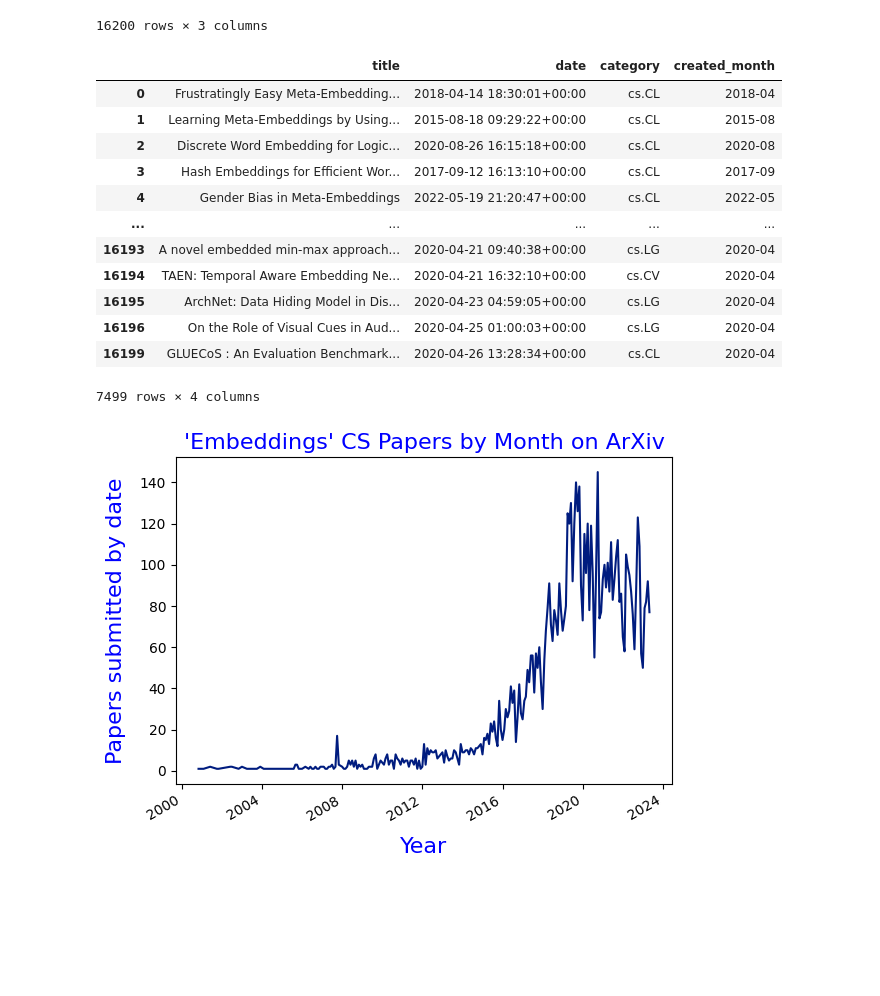
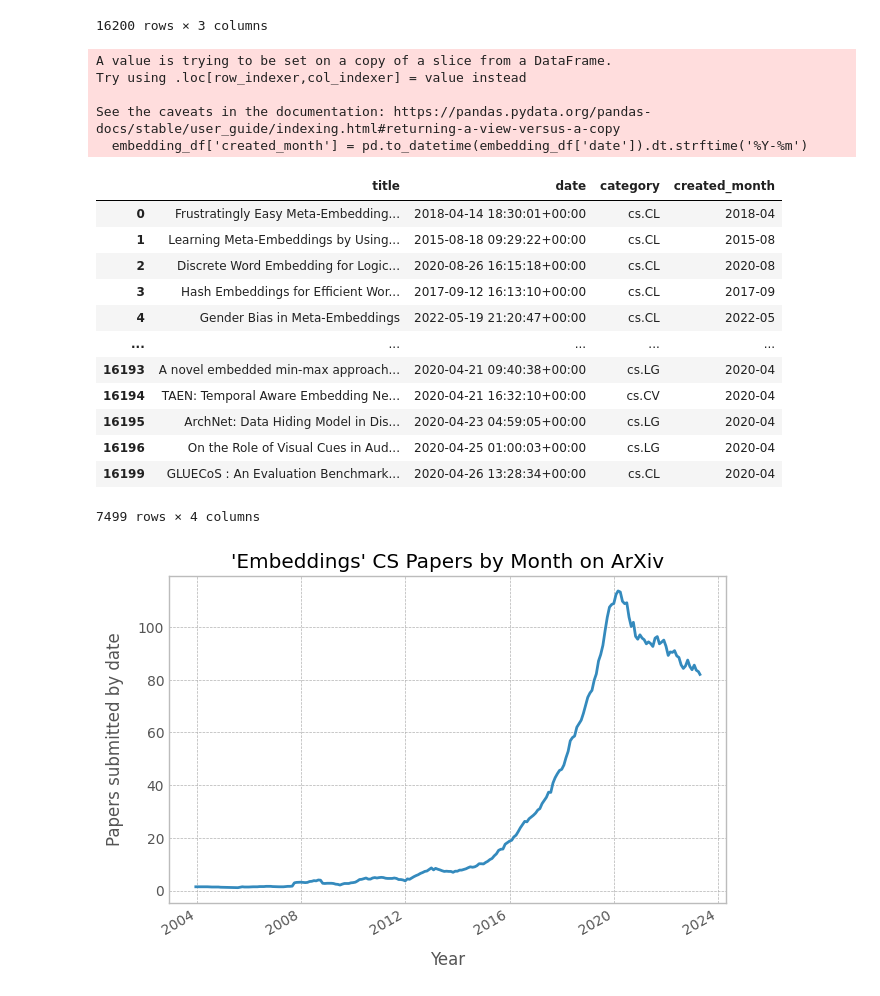
Before and after one commit to veekaybee/what_are_embeddings, a Jupyter notebook: notebooks/fig_2_embeddings_papers.ipynb, the cells around one changed output. Saved outputs shown, nothing was run; the diff lists cells and outputs as text; code cells hidden in the pictures; blank space fills up the shorter version.

Commit message:
fix papers notebook

```diff
--- a/notebooks/fig_2_embeddings_papers.ipynb
+++ b/notebooks/fig_2_embeddings_papers.ipynb
@@ -58,13 +55,16 @@ embedding_df
 16200 rows × 3 columns
 # %%
 # Only CS papers (maybe filter further to IR?)
-embedding_df = embedding_df[embedding_df["category"].str.startswith("cs")]
+embedding_df = embedding_df[embedding_df["category"].str.startswith('cs')]
 # Compress to months
-embedding_df["created_month"] = pd.to_datetime(embedding_df["date"]).dt.strftime(
-    "%Y-%m"
-)
+embedding_df['created_month'] = pd.to_datetime(embedding_df['date']).dt.strftime('%Y-%m')
 embedding_df
 # %% [output]
+A value is trying to be set on a copy of a slice from a DataFrame.
+Try using .loc[row_indexer,col_indexer] = value instead
+
+See the caveats in the documentation: https://pandas.pydata.org/pandas-docs/stable/user_guide/indexing.html#returning-a-view-versus-a-copy
+  embedding_df['created_month'] = pd.to_datetime(embedding_df['date']).dt.strftime('%Y-%m')
 |  | title | date | category | created_month |
 | 0 | Frustratingly Easy Meta-Embedding... | 2018-04-14 18:30:01+00:00 | cs.CL | 2018-04 |
 | 1 | Learning Meta-Embeddings by Using... | 2015-08-18 09:29:22+00:00 | cs.CL | 2015-08 |
@@ -77,36 +77,43 @@ embedding_df
 | 16195 | ArchNet: Data Hiding Model in Dis... | 2020-04-23 04:59:05+00:00 | cs.LG | 2020-04 |
 | 16196 | On the Role of Visual Cues in Aud... | 2020-04-25 01:00:03+00:00 | cs.LG | 2020-04 |
 | 16199 | GLUECoS : An Evaluation Benchmark... | 2020-04-26 13:28:34+00:00 | cs.CL | 2020-04 |
-7499 rows × 4 columns
+7499 rows × 4 columns
 # %%
 import matplotlib.dates as mdates
-
-plt.style.use("seaborn-dark-palette")
-
-font = {
-    "family": "sans-serif",
-    "color": "blue",
-    "weight": "normal",
-    "size": 16,
-}
-
-histo = embedding_df.groupby("created_month").size().reset_index()
-histo_filtered = histo
-histo_filtered.columns = ["created_month", "published_articles"]
-
-histo_filtered["created_month"] = pd.to_datetime(histo_filtered["created_month"])
-histo_filtered
-
-fig, ax = plt.subplots()
-histo_filtered.plot(x="created_month", x_compat=True, ax=ax)
+plt.style.use('bmh')
 
 
-plt.title("'Embeddings' CS Papers by Month on ArXiv", fontdict=font)
-plt.ylabel("Papers submitted by date", labelpad=10, fontdict=font)
-plt.xlabel("Year", labelpad=10, fontdict=font)
+
+histo = embedding_df.groupby('created_month').size().reset_index()
+histo_filtered = histo
+histo_filtered.columns = ['created_month','published_articles']
+
+# Average Smoothing
+window = 12
+average_y = []
+for ind in range(len(histo['published_articles']) - window + 1):
+    average_y.append(np.mean(histo['published_articles'][ind:ind+window]))
+
+for ind in range(window - 1):
+    average_y.insert(0, np.nan)
+
+histo_filtered['average_articles'] = average_y
+histo_filtered['created_month'] = pd.to_datetime(histo_filtered['created_month'])
+histo_smoothed = histo_filtered[['created_month','average_articles']]
+histo_smoothed.head(50)
+
+
+fig,ax = plt.subplots()
+ax.set_facecolor('white')
+histo_smoothed.plot(x="created_month",x_compat=True,ax=ax);
+
+
+plt.title("'Embeddings' CS Papers by Month on ArXiv")
+plt.ylabel("Papers submitted by date",labelpad=10);
+plt.xlabel("Year",labelpad=10);
 
 ax.get_legend().remove()
 
 plt.show()
 # %% [output]
-[figure, old version]
+[figure, new version]
```
Also changed, not shown: parts of 4 cells of this notebook.
